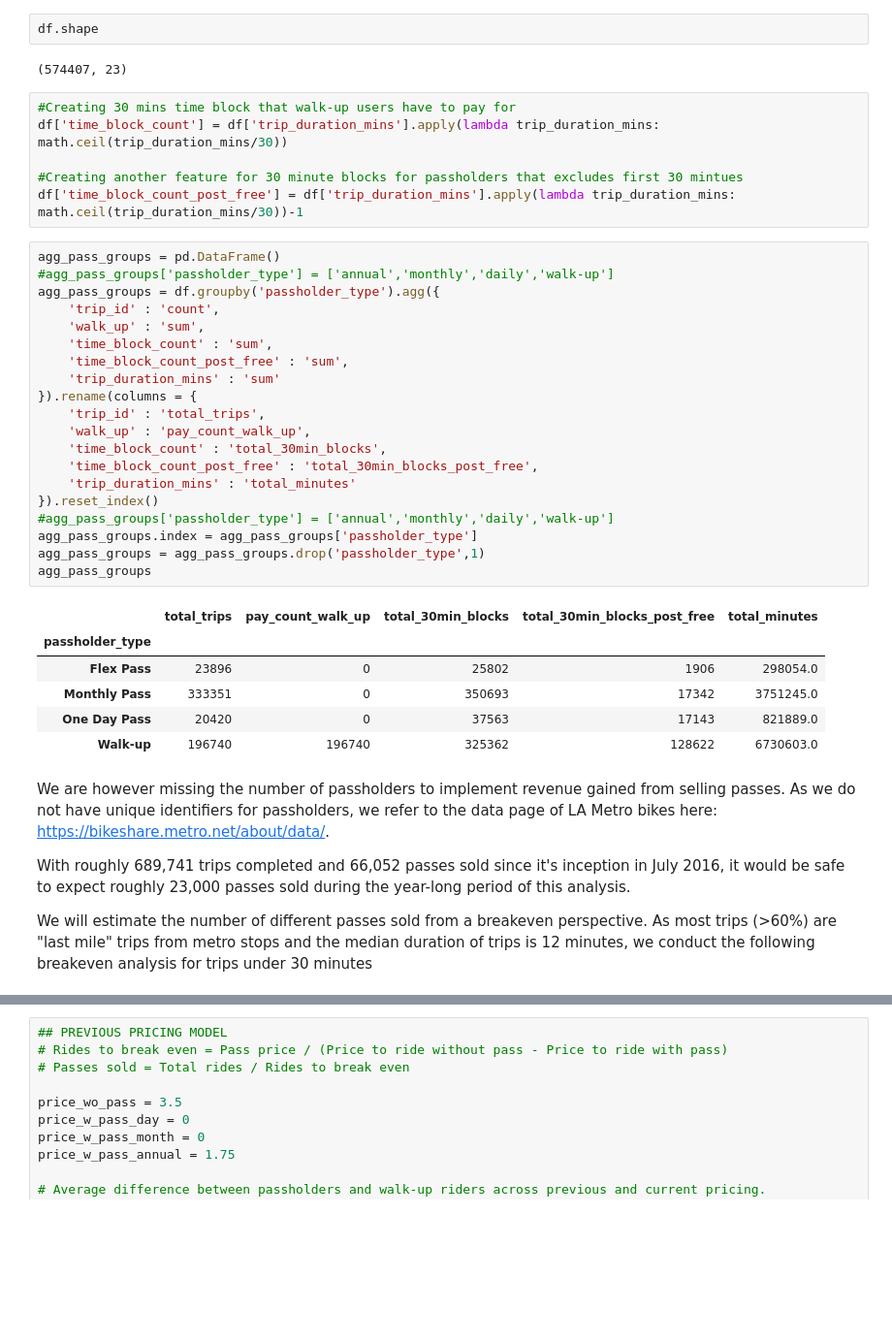
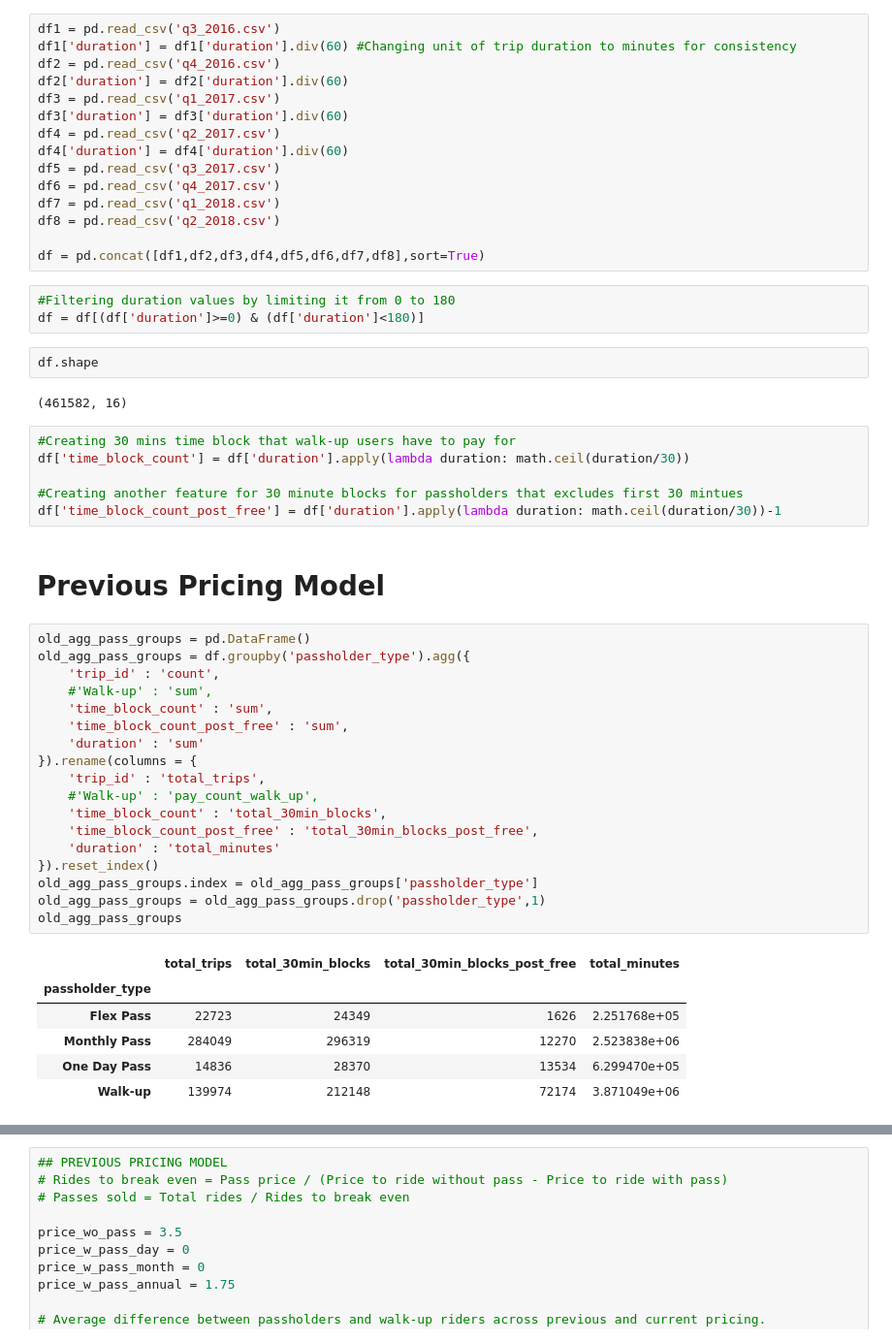
Before and after one commit to biharicoder/LABike_DataScienceCompetition, a Jupyter notebook: pricing_optimization.ipynb, the cells around one changed output, grey strips where cells are left out. Shown: that part at 97% size. Saved outputs shown, nothing was run; the diff lists cells and outputs as text; blank space fills up the shorter version.

```diff
--- a/pricing_optimization.ipynb
+++ b/pricing_optimization.ipynb
@@ -8,43 +12,55 @@ df = df[(df['trip_duration_mins']>=0) & (df['trip_duration_mins']<180)]
+# %%
+df1 = pd.read_csv('q3_2016.csv')
+df1['duration'] = df1['duration'].div(60) #Changing unit of trip duration to minutes for consistency
+df2 = pd.read_csv('q4_2016.csv')
+df2['duration'] = df2['duration'].div(60)
+df3 = pd.read_csv('q1_2017.csv')
+df3['duration'] = df3['duration'].div(60)
+df4 = pd.read_csv('q2_2017.csv')
+df4['duration'] = df4['duration'].div(60)
+df5 = pd.read_csv('q3_2017.csv')
+df6 = pd.read_csv('q4_2017.csv')
+df7 = pd.read_csv('q1_2018.csv')
+df8 = pd.read_csv('q2_2018.csv')
+
+df = pd.concat([df1,df2,df3,df4,df5,df6,df7,df8],sort=True)
+# %%
+#Filtering duration values by limiting it from 0 to 180
+df = df[(df['duration']>=0) & (df['duration']<180)]
 # %%
 df.shape
 # %% [output]
-(574407, 23)
+(461582, 16)
 # %%
 #Creating 30 mins time block that walk-up users have to pay for
-df['time_block_count'] = df['trip_duration_mins'].apply(lambda trip_duration_mins: math.ceil(trip_duration_mins/30))
+df['time_block_count'] = df['duration'].apply(lambda duration: math.ceil(duration/30))
 
 #Creating another feature for 30 minute blocks for passholders that excludes first 30 mintues
-df['time_block_count_post_free'] = df['trip_duration_mins'].apply(lambda trip_duration_mins: math.ceil(trip_duration_mins/30))-1
+df['time_block_count_post_free'] = df['duration'].apply(lambda duration: math.ceil(duration/30))-1
+# %% [markdown]
+# Previous Pricing Model
 # %%
-agg_pass_groups = pd.DataFrame()
-#agg_pass_groups['passholder_type'] = ['annual','monthly','daily','walk-up']
-agg_pass_groups = df.groupby('passholder_type').agg({
+old_agg_pass_groups = pd.DataFrame()
+old_agg_pass_groups = df.groupby('passholder_type').agg({
     'trip_id' : 'count',
-    'walk_up' : 'sum',
+    #'Walk-up' : 'sum',
     'time_block_count' : 'sum',
     'time_block_count_post_free' : 'sum',
-    'trip_duration_mins' : 'sum'
+    'duration' : 'sum'
 }).rename(columns = {
     'trip_id' : 'total_trips',
-    'walk_up' : 'pay_count_walk_up',
+    #'Walk-up' : 'pay_count_walk_up',
     'time_block_count' : 'total_30min_blocks',
     'time_block_count_post_free' : 'total_30min_blocks_post_free',
-    'trip_duration_mins' : 'total_minutes'
+    'duration' : 'total_minutes'
 }).reset_index()
-#agg_pass_groups['passholder_type'] = ['annual','monthly','daily','walk-up']
-agg_pass_groups.index = agg_pass_groups['passholder_type']
-agg_pass_groups = agg_pass_groups.drop('passholder_type',1)
-agg_pass_groups
+old_agg_pass_groups.index = old_agg_pass_groups['passholder_type']
+old_agg_pass_groups = old_agg_pass_groups.drop('passholder_type',1)
+old_agg_pass_groups
 # %% [output]
-|  | total_trips | pay_count_walk_up | total_30min_blocks | total_30min_blocks_post_free | total_minutes |
-| passholder_type |  |  |  |  |  |
-| Flex Pass | 23896 | 0 | 25802 | 1906 | 298054.0 |
-| Monthly Pass | 333351 | 0 | 350693 | 17342 | 3751245.0 |
-| One Day Pass | 20420 | 0 | 37563 | 17143 | 821889.0 |
-| Walk-up | 196740 | 196740 | 325362 | 128622 | 6730603.0 |
+|  | total_trips | total_30min_blocks | total_30min_blocks_post_free | total_minutes |
+| passholder_type |  |  |  |  |
+| Flex Pass | 22723 | 24349 | 1626 | 2.251768e+05 |
+| Monthly Pass | 284049 | 296319 | 12270 | 2.523838e+06 |
+| One Day Pass | 14836 | 28370 | 13534 | 6.299470e+05 |
+| Walk-up | 139974 | 212148 | 72174 | 3.871049e+06 |
-# %% [markdown]
-We are however missing the number of passholders to implement revenue gained from selling passes. As we do not have unique identifiers for passholders, we refer to the data page of LA Metro bikes here: https://bikeshare.metro.net/about/data/.
-
-With roughly 689,741 trips completed and 66,052 passes sold since it's inception in July 2016, it would be safe to expect roughly 23,000 passes sold during the year-long period of this analysis.
-
-We will estimate the number of different passes sold from a breakeven perspective. As most trips (>60%) are "last mile" trips from metro stops and the median duration of trips is 12 minutes, we conduct the following breakeven analysis for trips under 30 minutes
```
Also changed, not shown: parts of 38 cells of this notebook.
